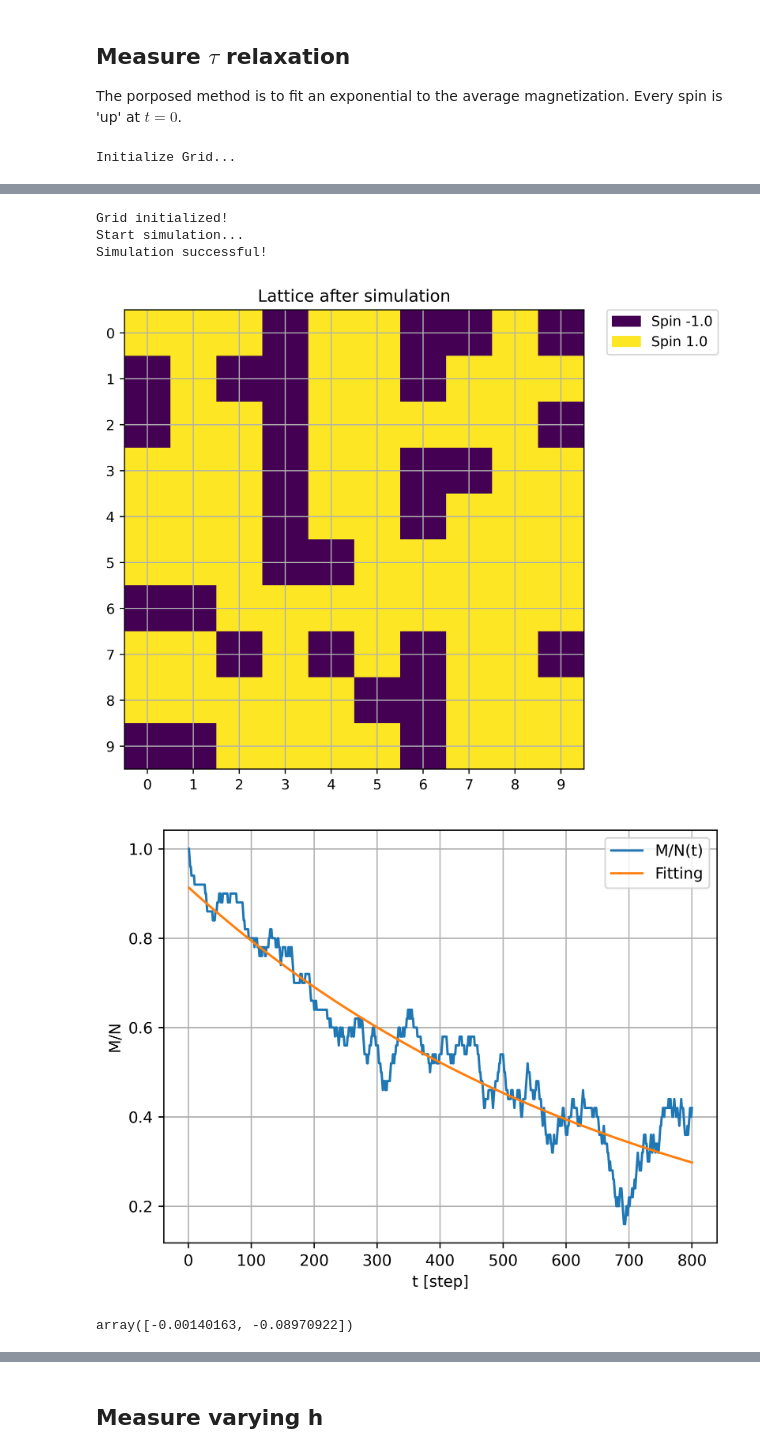
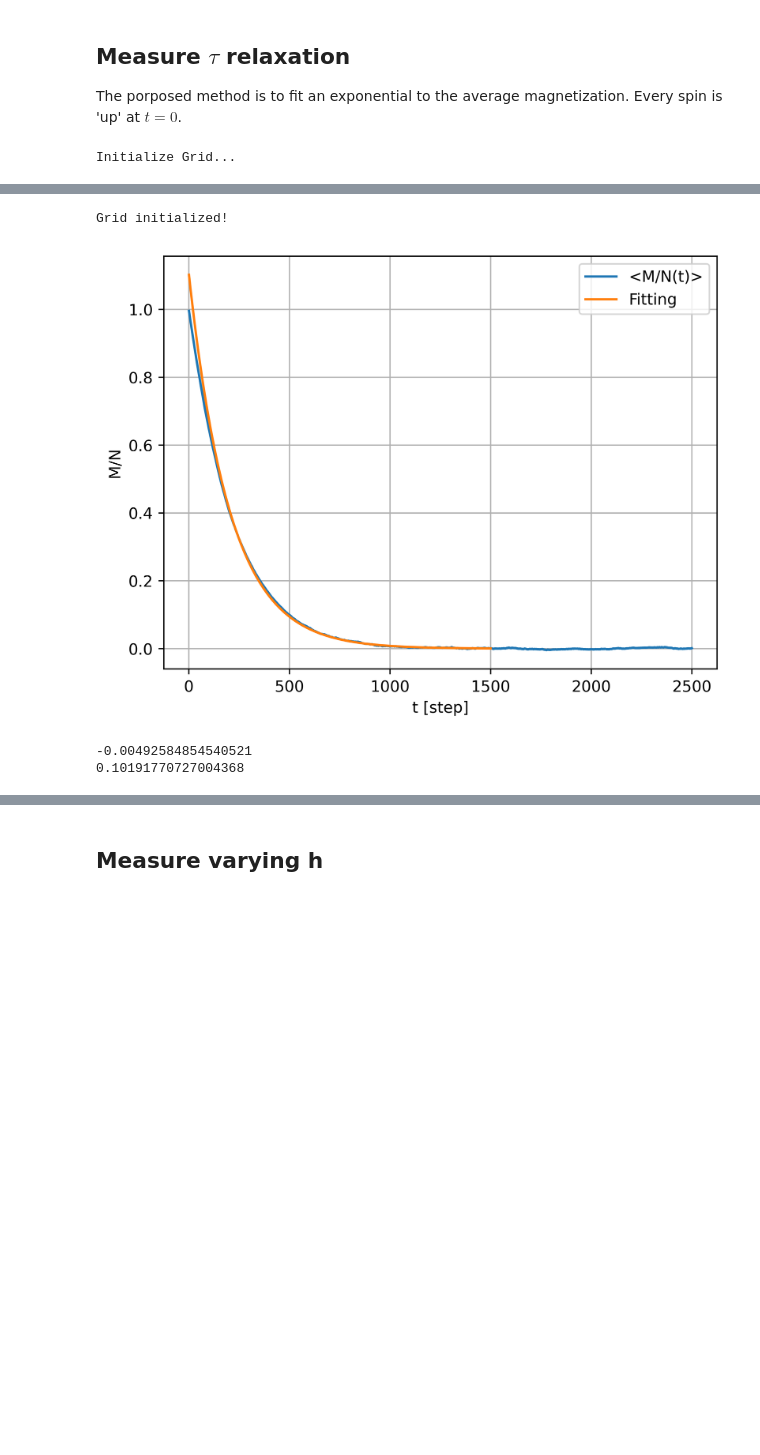
Before and after one commit to axelkat/statfmc, a Jupyter notebook: isingmodel.ipynb, the cells around one changed output, grey strips where cells are left out. Cells and saved outputs as stored; diff of their text form; code cells hidden in the pictures; blank space fills up the shorter version.

```diff
--- a/isingmodel.ipynb
+++ b/isingmodel.ipynb
@@ -211,34 +211,43 @@ The porposed method is to fit an exponential to the average magnetization. Every
 # %%
 print('Initialize Grid...')
 M, L = initgrid(10,True, True)
+polyarreh1=[]
+polyarreh2=[]
+Marrnp=np.ones(2500)
 print('Grid initialized!')
-print('Start simulation...')
-Earr, Eave, Spins, steps, Marr, Mave = isingmodel(800,1,1,5,L,M)
-print('Simulation successful!')
-plotspins(Spins,2)
-poly=np.polyfit(np.linspace(1,steps,steps),np.log(Marr[:]),1) #fitting for the linearized y(x) datapairs
+for i in range (5000):
+    M, L = initgrid(10,True, False)
+    Earr, Eave, Spins, steps, Marr, Mave = isingmodel(2500,0,1,5,L,M)
+    Marrnp=np.c_[Marrnp,Marr]
+    #plotspins(Spins,2)
+means=[]
+for i in range(2500):
+    means.append(np.mean(Marrnp[i,:]))
 
+poly=np.polyfit(np.linspace(1,1000,1000),np.log(means[:1000]),1) #fitting for the linearized y(x) datapairs
 
+p1=poly[0]
+p2=poly[1]
 fig,ax= plt.subplots(1)
-ax.plot(np.linspace(1,steps,steps), Marr, label = 'M/N(t)')
-ax.plot(np.linspace(1,steps,steps),np.exp(poly[0]*np.linspace(1,steps,steps)+poly[1]), label='Fitting')
+ax.plot(np.linspace(1,steps,steps), means, label = '<M/N(t)>')
+ax.plot(np.linspace(1,1500,1500),np.exp(p1*np.linspace(1,1500,1500)+p2), label='Fitting')
 plt.ylabel('M/N')
 
 handles,labels=ax.get_legend_handles_labels()
 handles = [handles[0], handles[1]]
 labels = [labels[0], labels[1]]
 ax.legend(handles, labels)
 
 plt.xlabel('t [step]')
 plt.grid(True)
 plt.show()
-poly #Show parameters.
+print(p1)
+print(p2)
+#Show parameters.
 # %% [output]
 Initialize Grid...
 [figure]
 Grid initialized!
-Start simulation...
-Simulation successful!
-[figure, old version]
+[figure, new version]
-[figure, removed]
-array([-0.00140163, -0.08970922])
+-0.00492584854540521
+0.10191770727004368
```
Also changed, not shown: parts of 2 cells of this notebook, 2 other files.
